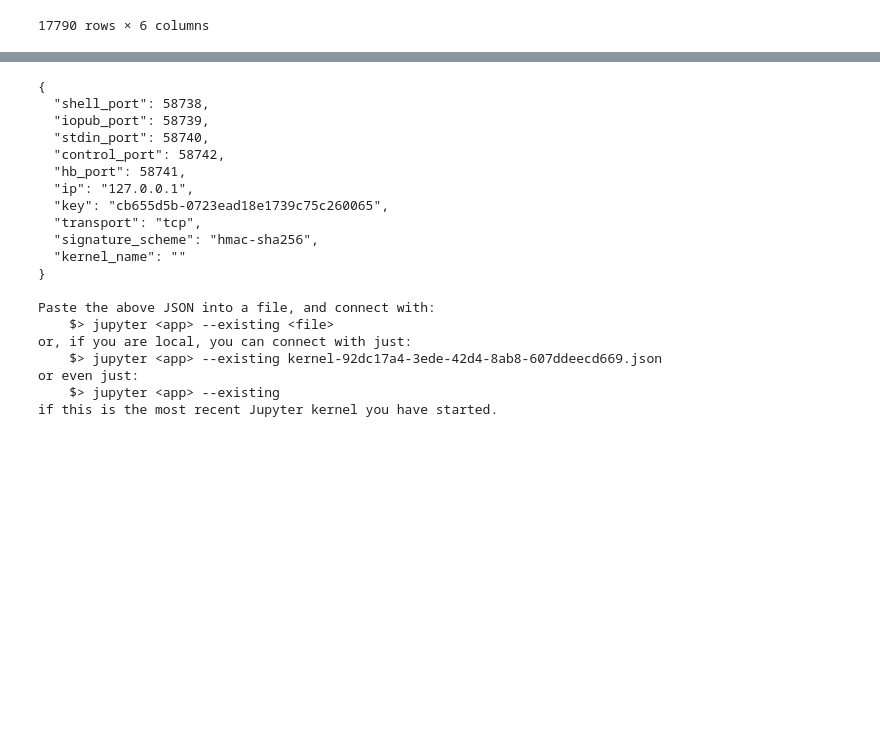
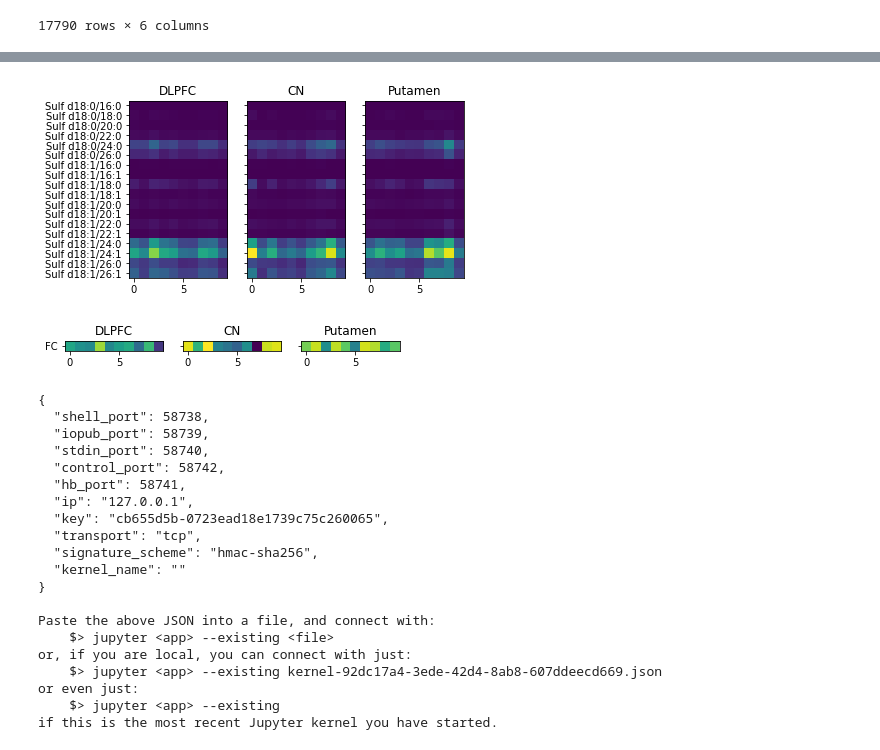
Before and after one commit to attilagk/Gabriel, a Jupyter notebook: notebooks/2022-09-04-mixed-models/2022-09-04-mixed-models.ipynb, the cells around one changed output, grey strips where cells are left out. Drawn from its saved outputs; the diff is of its cells as text; code cells hidden in the pictures; blank space fills up the shorter version.

```diff
--- a/notebooks/2022-09-04-mixed-models/2022-09-04-mixed-models.ipynb
+++ b/notebooks/2022-09-04-mixed-models/2022-09-04-mixed-models.ipynb
@@ -76,3 +74,11 @@ data
+# %%
+fig, ax = heatmap('Sulf')
+# %% [output]
+[figure, added]
+# %%
+fig, ax = heatmap('FC')
+# %% [output]
+[figure, added]
 # %%
 %connect_info
 # %% [output]
```
Also changed, not shown: parts of 7 cells of this notebook.
